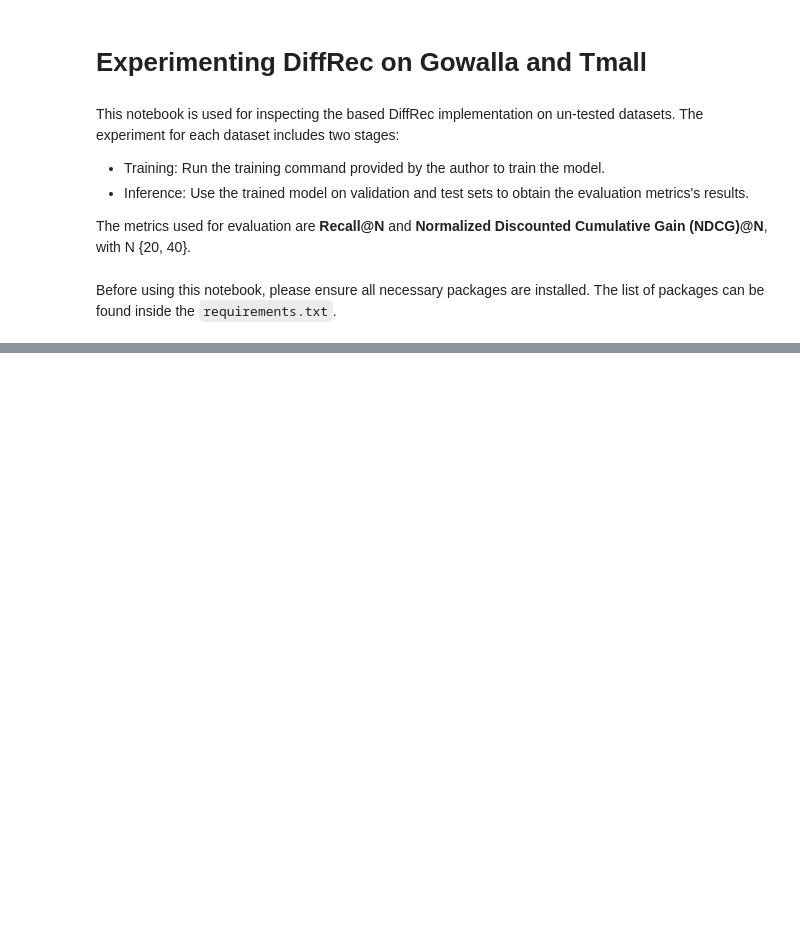
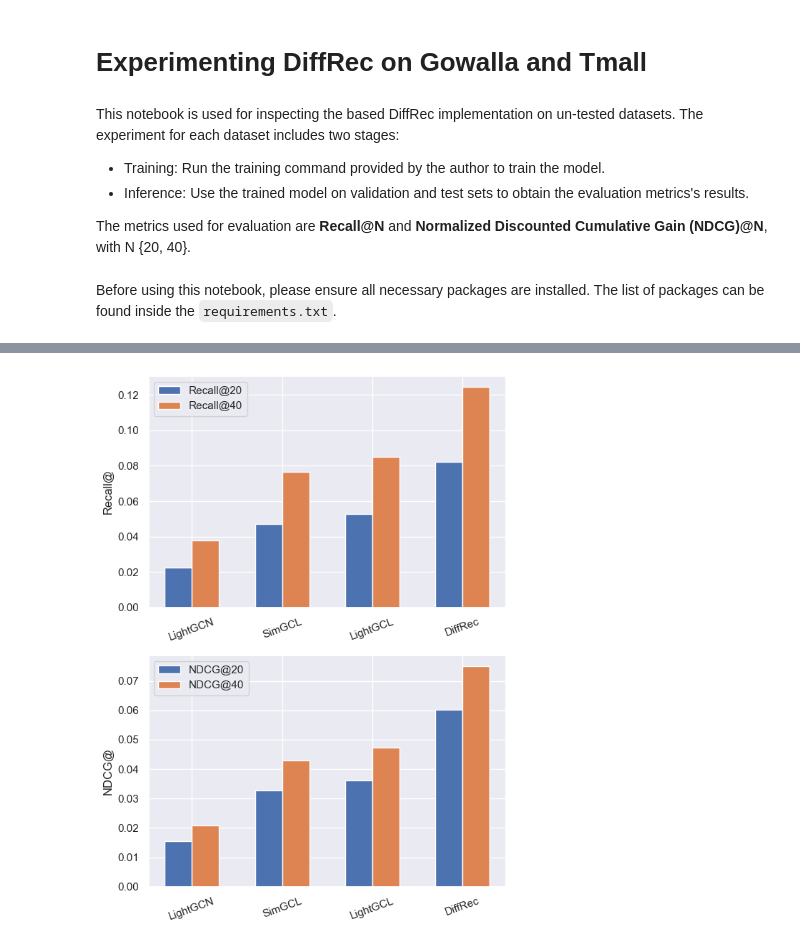
Before and after one commit to Sn-cpp/DiffRec-Gowalla-Tmall, a Jupyter notebook: DiffRec.ipynb, the cells around one changed output, grey strips where cells are left out. Cells and saved outputs as stored; diff of their text form; code cells hidden in the pictures; blank space fills up the shorter version.

```diff
--- a/DiffRec.ipynb
+++ b/DiffRec.ipynb
@@ -131,0 +258,10 @@ if __name__ == "__main__":
+# %%
+df_tmall = pd.DataFrame(index=['LightGCN', 'SimGCL', 'LightGCL', 'DiffRec'], columns=tmall_metrics.keys())
+
+df_tmall.loc['LightGCN'] = "0.0225 0.0154 0.0378 0.0208".split(" ")
+df_tmall.loc['SimGCL']   = "0.0473 0.0328 0.0766 0.0429".split(" ")
+df_tmall.loc['LightGCL'] = "0.0528 0.0361 0.0852 0.0473".split(" ")
+df_tmall = df_tmall.astype(float)
+
+df_tmall.loc['DiffRec']  = tmall_metrics
+df_tmall
@@ -131,0 +303,4 @@ if __name__ == "__main__":
+# %%
+plot_dataset(df_tmall)
+# %% [output]
+[figure, added]
```
Also changed, not shown: parts of 27 cells of this notebook, 1 other file.
